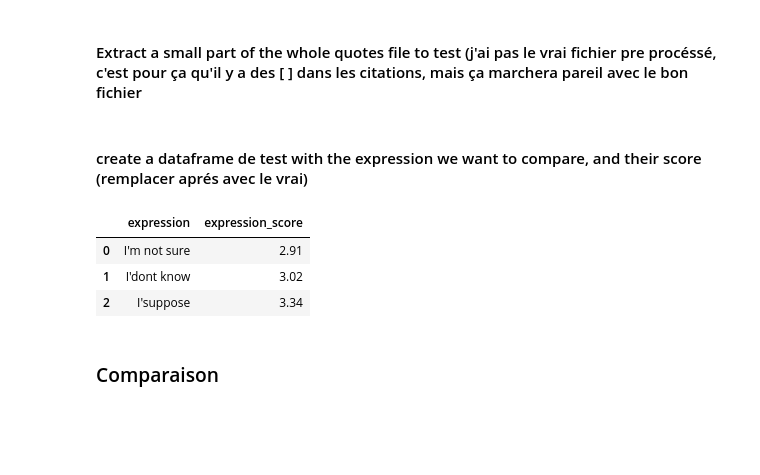
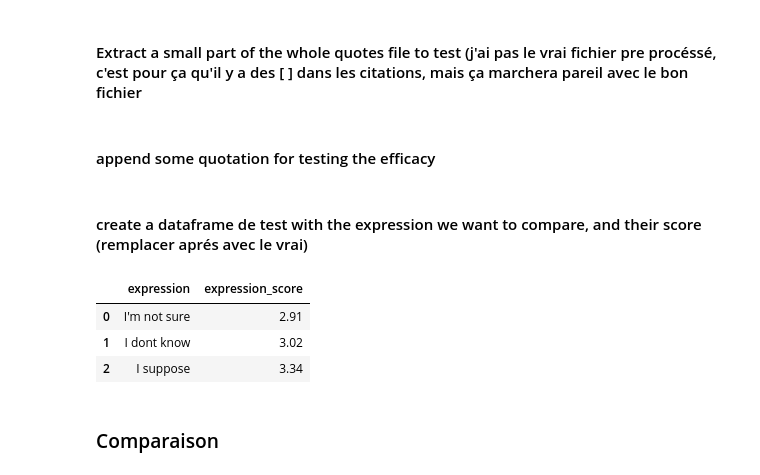
Before and after one commit to epfl-ada/ada-2021-project-teambis, a Jupyter notebook: Project_2_FLORETTE_la_ou_jai_ecris.ipynb, the cells around one changed output. Saved outputs shown, nothing was run; the diff lists cells and outputs as text; code cells hidden in the pictures; blank space fills up the shorter version.

```diff
--- a/Project_2_FLORETTE_la_ou_jai_ecris.ipynb
+++ b/Project_2_FLORETTE_la_ou_jai_ecris.ipynb
@@ -82,3 +90,5 @@ with bz2.open(path, 'rb') as s_file:
     #print(i)
     if i == 10:
       break
+# %% [markdown]
+#### append some quotation for testing the efficacy
@@ -86,13 +104,13 @@ with bz2.open(path, 'rb') as s_file:
 #### create a dataframe de test with the expression we want to compare, and their score (remplacer aprés avec le vrai)
 # %%
 #create a dataframe with the ewpression we want to compare, and their score
-expressions = pd.DataFrame({'expression': ["I'm not sure", "I'dont know", "I'suppose", "I'think", "I'sure", "I'know"], 'expression_score': [2.91, 3.02, 3.34, 3.48, 6.02, 6.45]})
+expressions = pd.DataFrame({'expression': ["I'm not sure", "I dont know", "I suppose", "I think", "I'm sure", "I know"], 'expression_score': [2.91, 3.02, 3.34, 3.48, 6.02, 6.45]})
 expressions.head(3)
 # %% [output]
 |  | expression | expression_score |
 | 0 | I'm not sure | 2.91 |
-| 1 | I'dont know | 3.02 |
-| 2 | I'suppose | 3.34 |
+| 1 | I dont know | 3.02 |
+| 2 | I suppose | 3.34 |
 # %% [markdown]
 ### Comparaison
 # %% [markdown]
```
Also changed, not shown: parts of 12 cells of this notebook.
